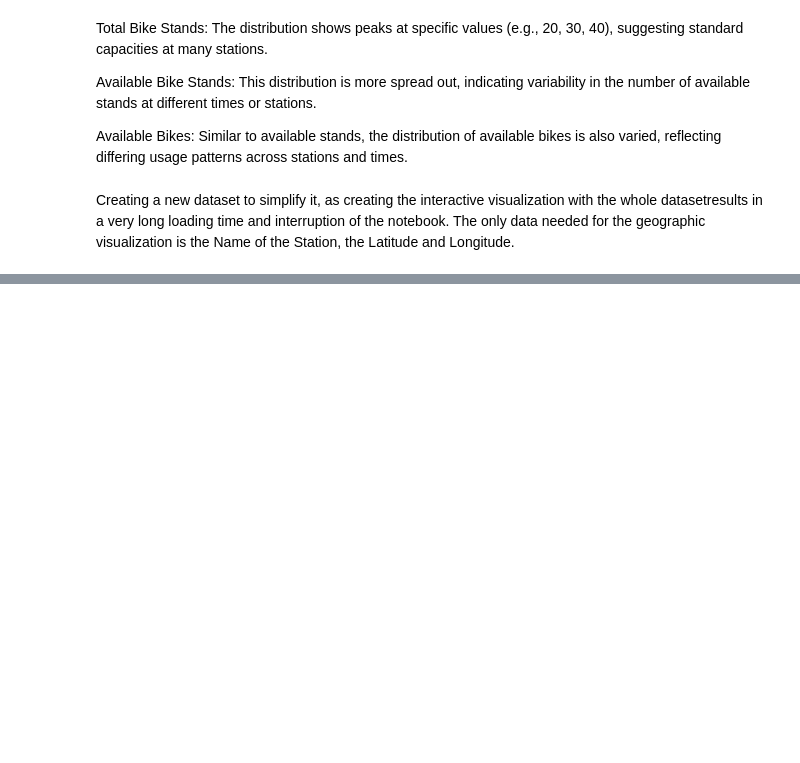
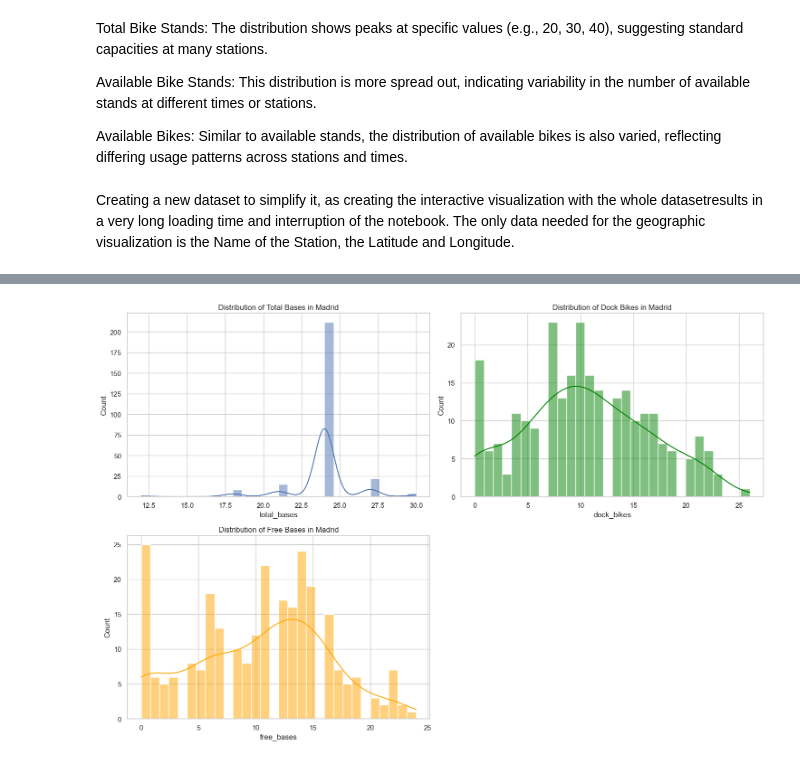
Before and after one commit to mkoleva0/DataAnalytics_CA2, a Jupyter notebook: EDA and Stats - bikedata.ipynb, the cells around one changed output, grey strips where cells are left out. Drawn from its saved outputs; the diff is of its cells as text; code cells hidden in the pictures; blank space fills up the shorter version.

```diff
--- a/EDA and Stats - bikedata.ipynb
+++ b/EDA and Stats - bikedata.ipynb
@@ -246,0 +439,24 @@ dublin_map
+# %%
+sns.set(style="whitegrid")
+
+plt.figure(figsize=(15, 10))
+
+# Histogram for 'total_bases'
+plt.subplot(2, 2, 1)
+sns.histplot(bike_data_madrid['total_bases'], kde=True, bins=30)
+plt.title('Distribution of Total Bases in Madrid')
+
+# Histogram for 'dock_bikes'
+plt.subplot(2, 2, 2)
+sns.histplot(bike_data_madrid['dock_bikes'], kde=True, bins=30, color='green')
+plt.title('Distribution of Dock Bikes in Madrid')
+
+# Histogram for 'free_bases'
+plt.subplot(2, 2, 3)
+sns.histplot(bike_data_madrid['free_bases'], kde=True, bins=30, color='orange')
+plt.title('Distribution of Free Bases in Madrid')
+
+plt.tight_layout()
+plt.show()
+# %% [output]
+[figure, added]
```
Also changed, not shown: parts of 60 cells of this notebook.
